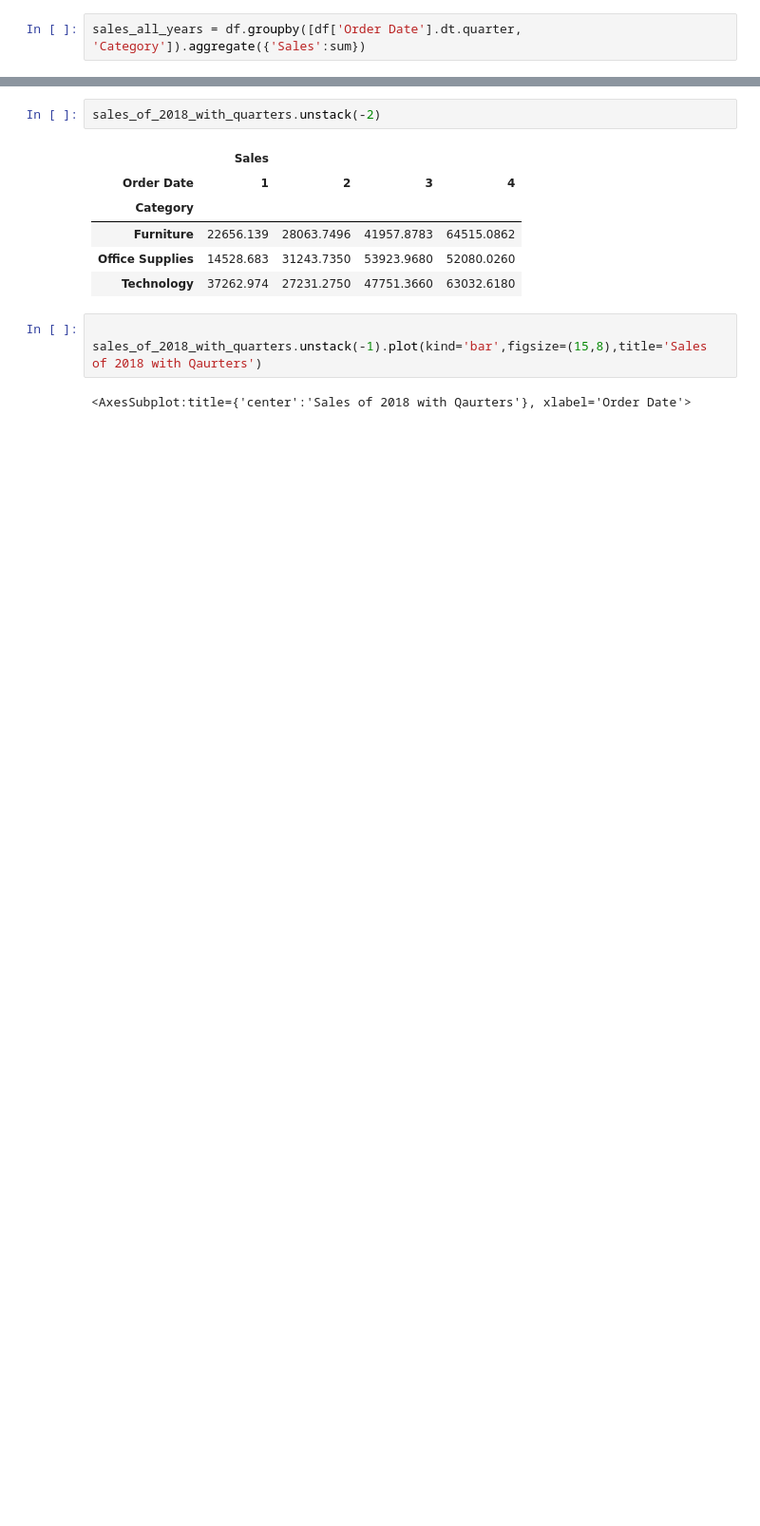
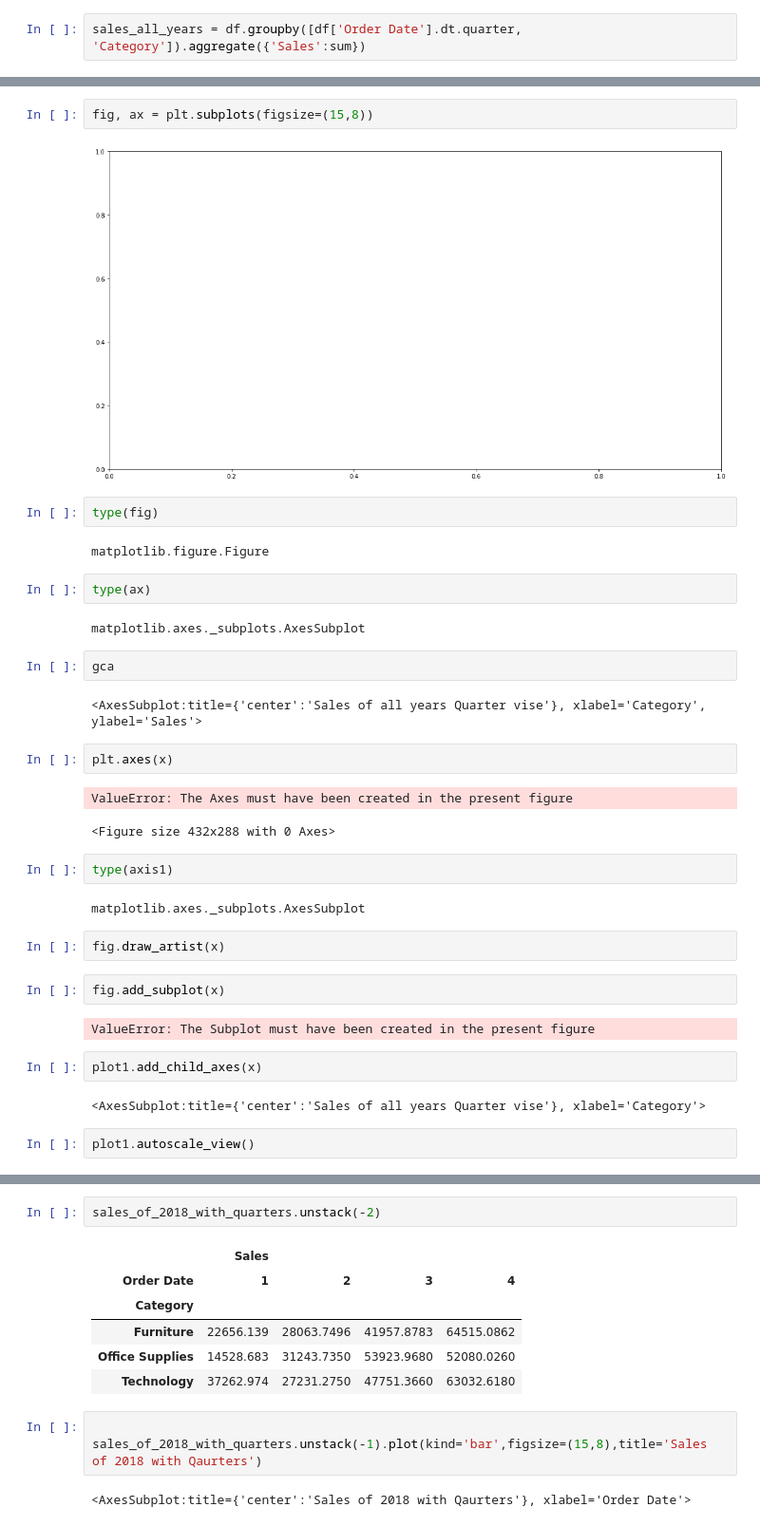
Before and after one commit to mazhar343/iPythonNotebook, a Jupyter notebook: QOR.ipynb, the cells around one changed output, grey strips where cells are left out. Shown: that part at 95% size. Saved outputs shown, nothing was run; the diff lists cells and outputs as text; blank space fills up the shorter version.

```diff
--- a/QOR.ipynb
+++ b/QOR.ipynb
@@ -134,0 +159,37 @@ sales_all_years.unstack(-2).plot(kind='bar',figsize=(15,8),title='Sales of all y
+# %%
+fig, ax = plt.subplots(figsize=(15,8))
+# %% [output]
+[figure, added]
+# %%
+type(fig)
+# %% [output]
+matplotlib.figure.Figure
+# %%
+type(ax)
+# %% [output]
+matplotlib.axes._subplots.AxesSubplot
+# %%
+gca
+# %% [output]
+<AxesSubplot:title={'center':'Sales of all years Quarter vise'}, xlabel='Category', ylabel='Sales'>
+# %%
+plt.axes(x)
+# %% [output]
+ValueError: The Axes must have been created in the present figure
+<Figure size 432x288 with 0 Axes>
+# %%
+type(axis1)
+# %% [output]
+matplotlib.axes._subplots.AxesSubplot
+# %%
+fig.draw_artist(x)
+# %%
+fig.add_subplot(x)
+# %% [output]
+ValueError: The Subplot must have been created in the present figure
+# %%
+plot1.add_child_axes(x)
+# %% [output]
+<AxesSubplot:title={'center':'Sales of all years Quarter vise'}, xlabel='Category'>
+# %%
+plot1.autoscale_view()
```
Also changed, not shown: parts of 23 cells of this notebook.
